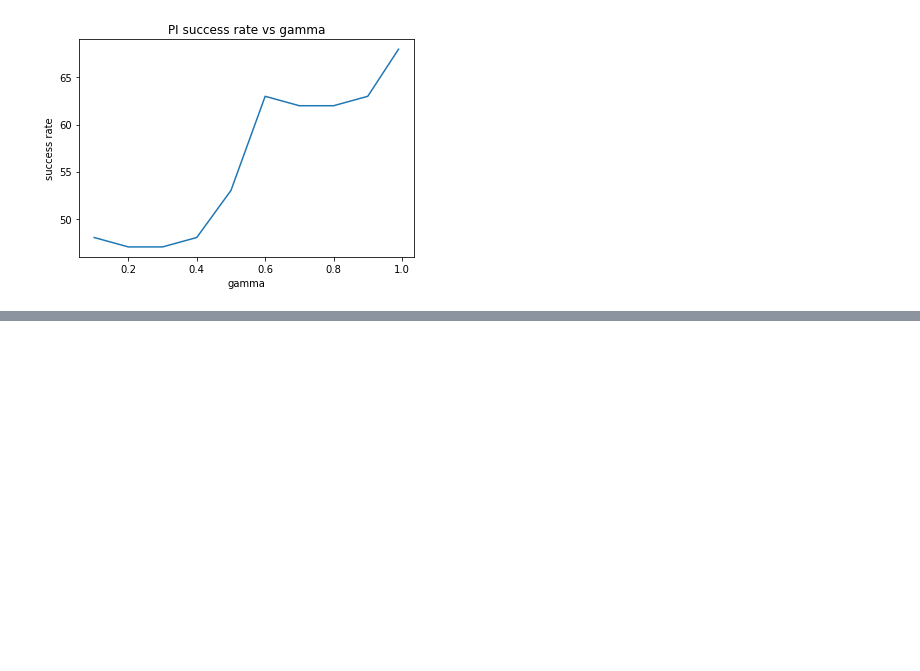
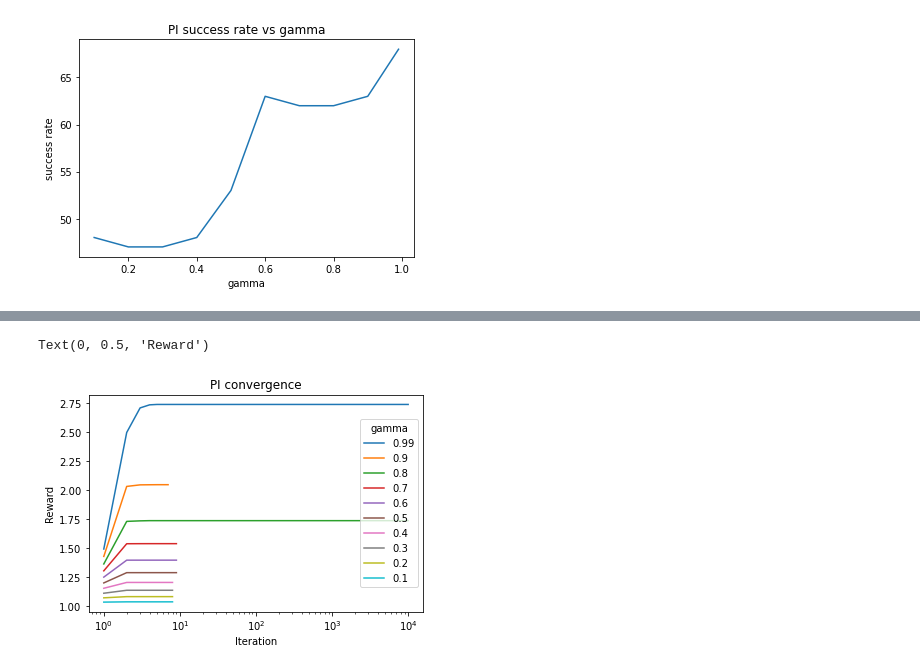
Before and after one commit to barmag/cs7641-projects, a Jupyter notebook: project4/forzen_lake.ipynb, the cells around one changed output, grey strips where cells are left out. Cells and saved outputs as stored; diff of their text form; code cells hidden in the pictures; blank space fills up the shorter version.

Commit message:
frozen lake small map policy iteration

```diff
--- a/project4/forzen_lake.ipynb
+++ b/project4/forzen_lake.ipynb
@@ -407,3 +407,14 @@ plt.plot(success_rate.keys(), [i//100 for i in success_rate.values()])
 # %% [output]
 [<matplotlib.lines.Line2D at 0x...>]
 [figure]
+# %%
+def get_pi_stats(P, R):
+    stats = {}
+    for g in gamma_list:
+        vi = PolicyIteration(P, R, gamma=g, max_iter=10000)
+        vi.run()
+        stats[g] = vi.run_stats
+    return stats
+# %%
+stats = get_pi_stats(P, R)
+stats
@@ -409,0 +439,15 @@ plt.plot(success_rate.keys(), [i//100 for i in success_rate.values()])
+# %%
+plt.figure()
+plt.semilogx()
+for g in gamma_list:
+    stat = stats[g]
+    iterations = [s['Iteration'] for s in stat]
+    iterations_rewards = [s['Reward'] for s in stat]
+    plt.plot(iterations, iterations_rewards)
+plt.legend(gamma_list, title="gamma", loc='right')
+plt.title("PI convergence")
+plt.xlabel("Iteration")
+plt.ylabel("Reward")
+# %% [output]
+Text(0, 0.5, 'Reward')
+[figure, added]
```
Also changed, not shown: parts of 3 cells of this notebook.
